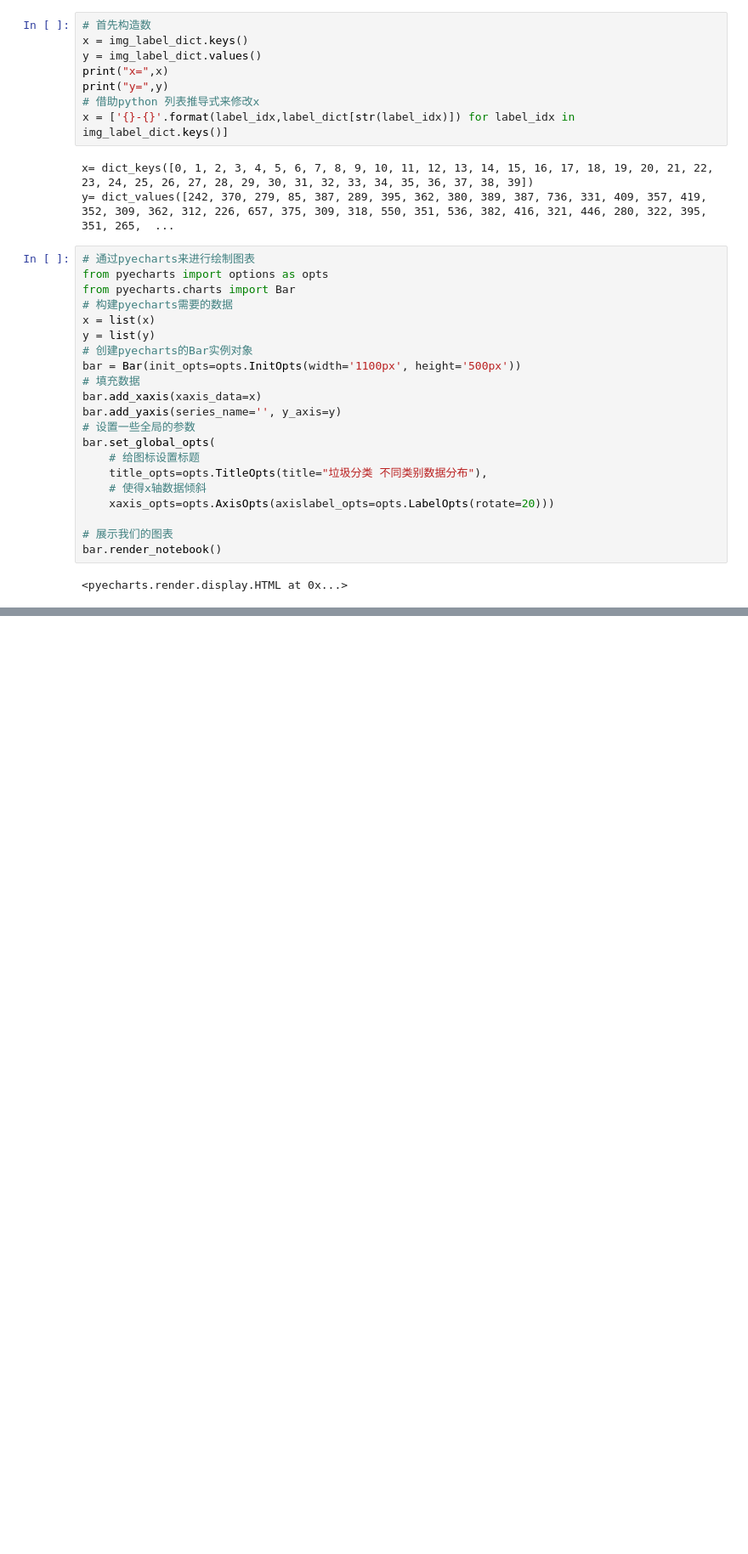
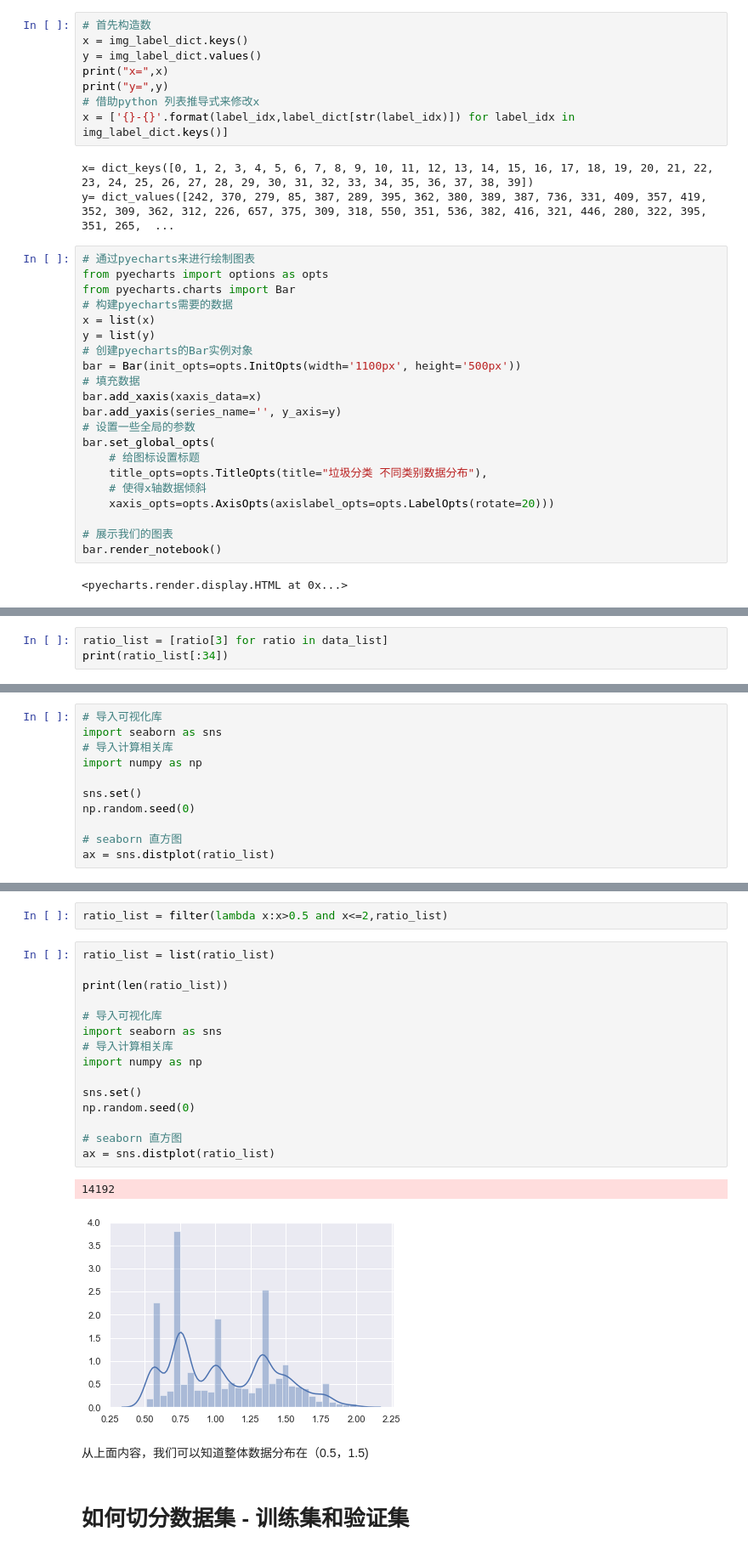
Before and after one commit to dutlzn/RefuseClassification, a Jupyter notebook: preprocess/数据分析-二级分类数据分布.ipynb, the cells around one changed output, grey strips where cells are left out. Shown at 85% size. Saved outputs shown, nothing was run; the diff lists cells and outputs as text; blank space fills up the shorter version.

Commit message:
训练集和验证集的生成

```diff
--- a/preprocess/数据分析-二级分类数据分布.ipynb
+++ b/preprocess/数据分析-二级分类数据分布.ipynb
@@ -138,0 +194,3 @@ bar.render_notebook()
+# %%
+ratio_list = [ratio[3] for ratio in data_list]
+print(ratio_list[:34])
@@ -138,0 +202,11 @@ bar.render_notebook()
+# %%
+# 导入可视化库
+import seaborn as sns
+# 导入计算相关库
+import numpy as np
+
+sns.set()
+np.random.seed(0)
+
+# seaborn 直方图
+ax = sns.distplot(ratio_list)
@@ -138,0 +236,24 @@ bar.render_notebook()
+# %%
+ratio_list = filter(lambda x:x>0.5 and x<=2,ratio_list)
+# %%
+ratio_list = list(ratio_list)
+
+print(len(ratio_list))
+
+# 导入可视化库
+import seaborn as sns
+# 导入计算相关库
+import numpy as np
+
+sns.set()
+np.random.seed(0)
+
+# seaborn 直方图
+ax = sns.distplot(ratio_list)
+# %% [output]
+14192
+[figure, added]
+# %% [markdown]
+从上面内容，我们可以知道整体数据分布在（0.5，1.5)
+# %% [markdown]
+# 如何切分数据集 - 训练集和验证集
```
Also changed, not shown: parts of 14 cells of this notebook.
